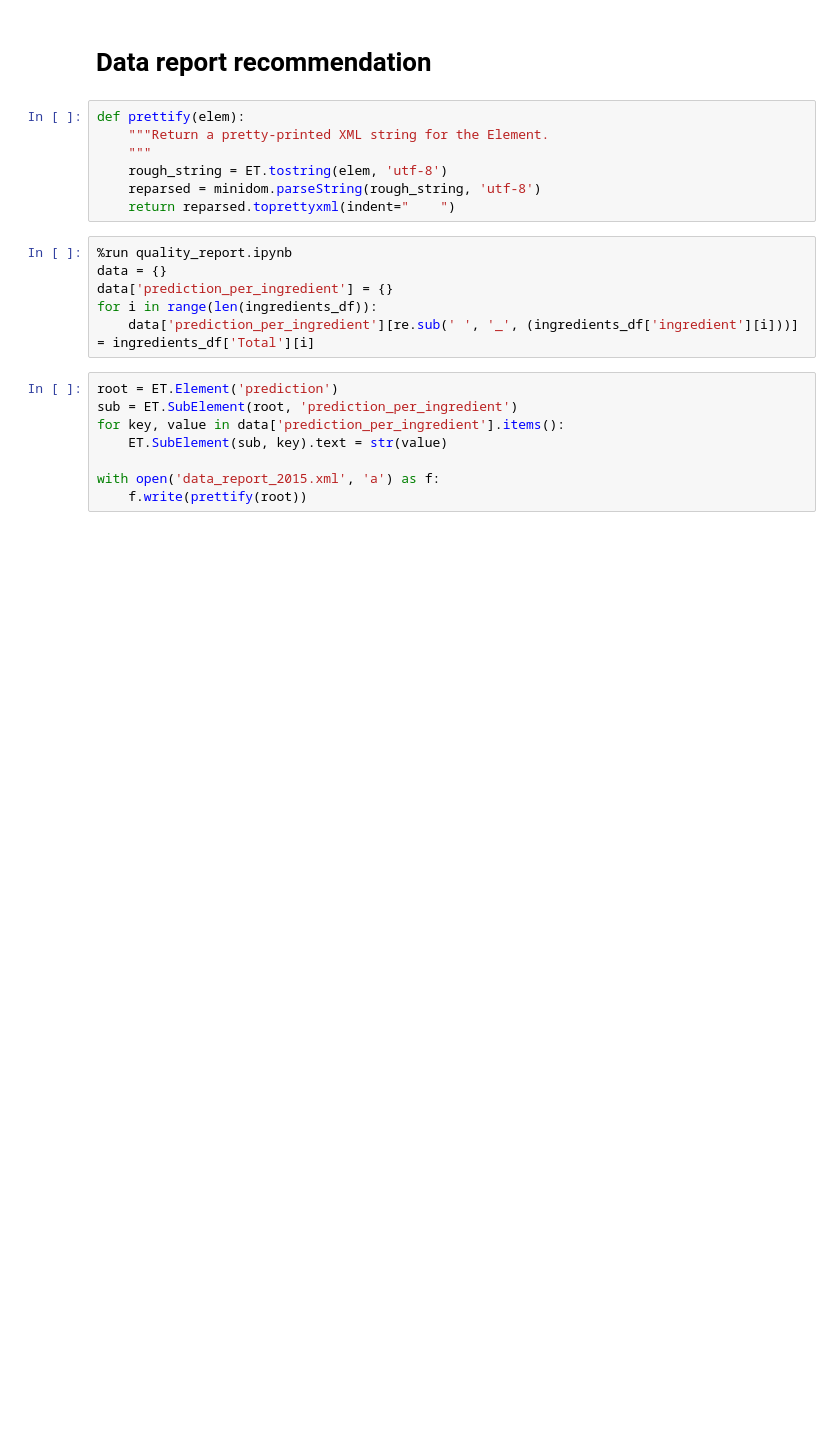
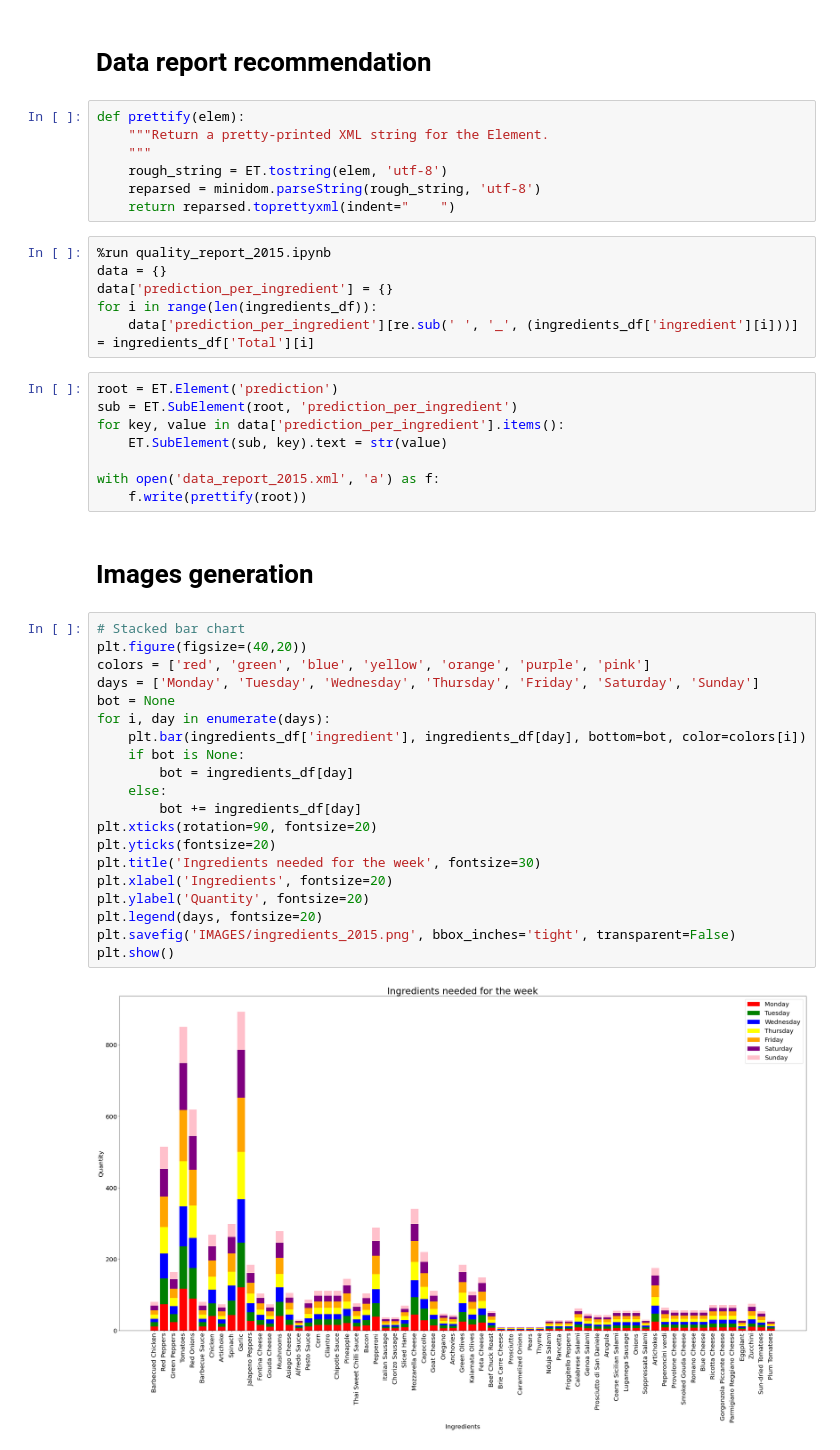
Before and after one commit to xAlexMGGx/Pizza_predicter, a Jupyter notebook: predict_pizzas_2015.ipynb, the cells around one changed output. Cells and saved outputs as stored; diff of their text form; blank space fills up the shorter version.

Commit message:
pdf report

```diff
--- a/predict_pizzas_2015.ipynb
+++ b/predict_pizzas_2015.ipynb
@@ -275,7 +276,7 @@ def prettify(elem):
     reparsed = minidom.parseString(rough_string, 'utf-8')
     return reparsed.toprettyxml(indent="    ")
 # %%
-%run quality_report.ipynb
+%run quality_report_2015.ipynb
 data = {}
 data['prediction_per_ingredient'] = {}
 for i in range(len(ingredients_df)):
@@ -288,3 +289,27 @@ for key, value in data['prediction_per_ingredient'].items():
 
 with open('data_report_2015.xml', 'a') as f:
     f.write(prettify(root))
+# %% [markdown]
+# Images generation
+# %%
+# Stacked bar chart
+plt.figure(figsize=(40,20))
+colors = ['red', 'green', 'blue', 'yellow', 'orange', 'purple', 'pink']
+days = ['Monday', 'Tuesday', 'Wednesday', 'Thursday', 'Friday', 'Saturday', 'Sunday']
+bot = None
+for i, day in enumerate(days):
+    plt.bar(ingredients_df['ingredient'], ingredients_df[day], bottom=bot, color=colors[i])
+    if bot is None:
+        bot = ingredients_df[day]
+    else:
+        bot += ingredients_df[day]
+plt.xticks(rotation=90, fontsize=20)
+plt.yticks(fontsize=20)
+plt.title('Ingredients needed for the week', fontsize=30)
+plt.xlabel('Ingredients', fontsize=20)
+plt.ylabel('Quantity', fontsize=20)
+plt.legend(days, fontsize=20)
+plt.savefig('IMAGES/ingredients_2015.png', bbox_inches='tight', transparent=False)
+plt.show()
+# %% [output]
+[figure, added]
```
Also changed, not shown: parts of 1 cell of this notebook, 9 other files.
